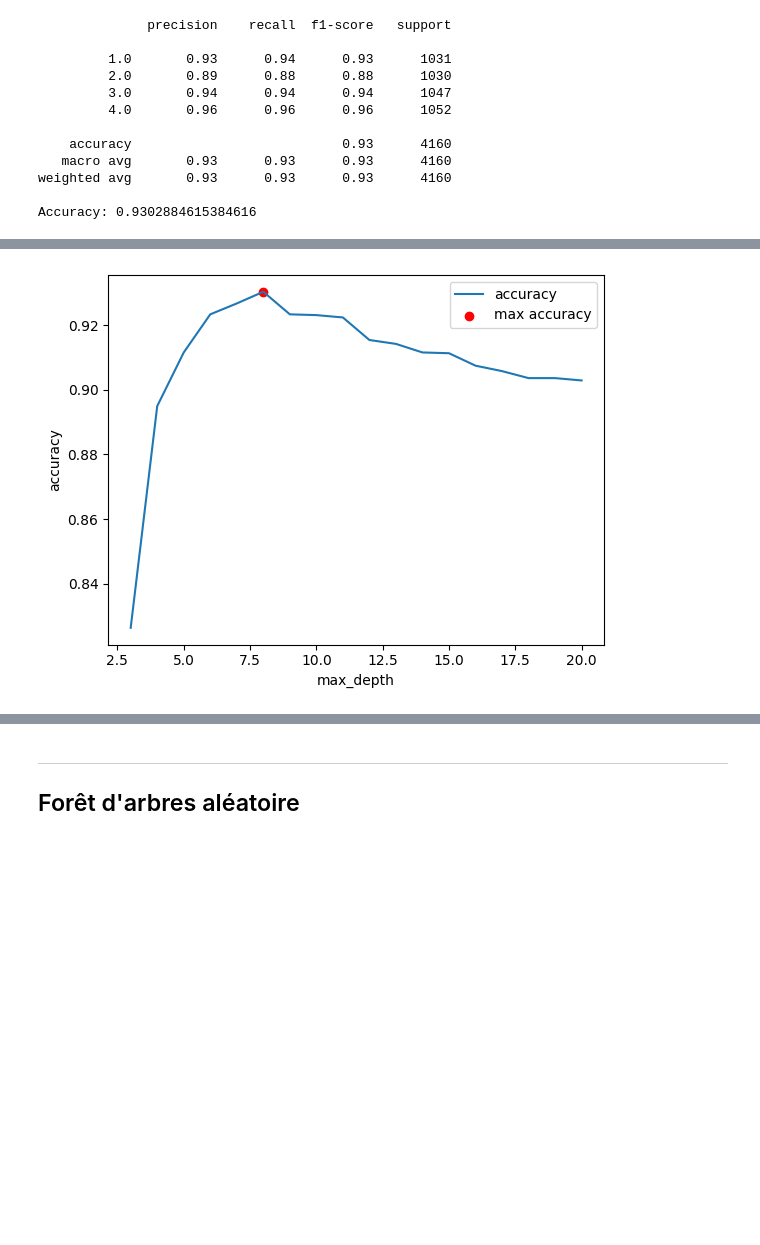
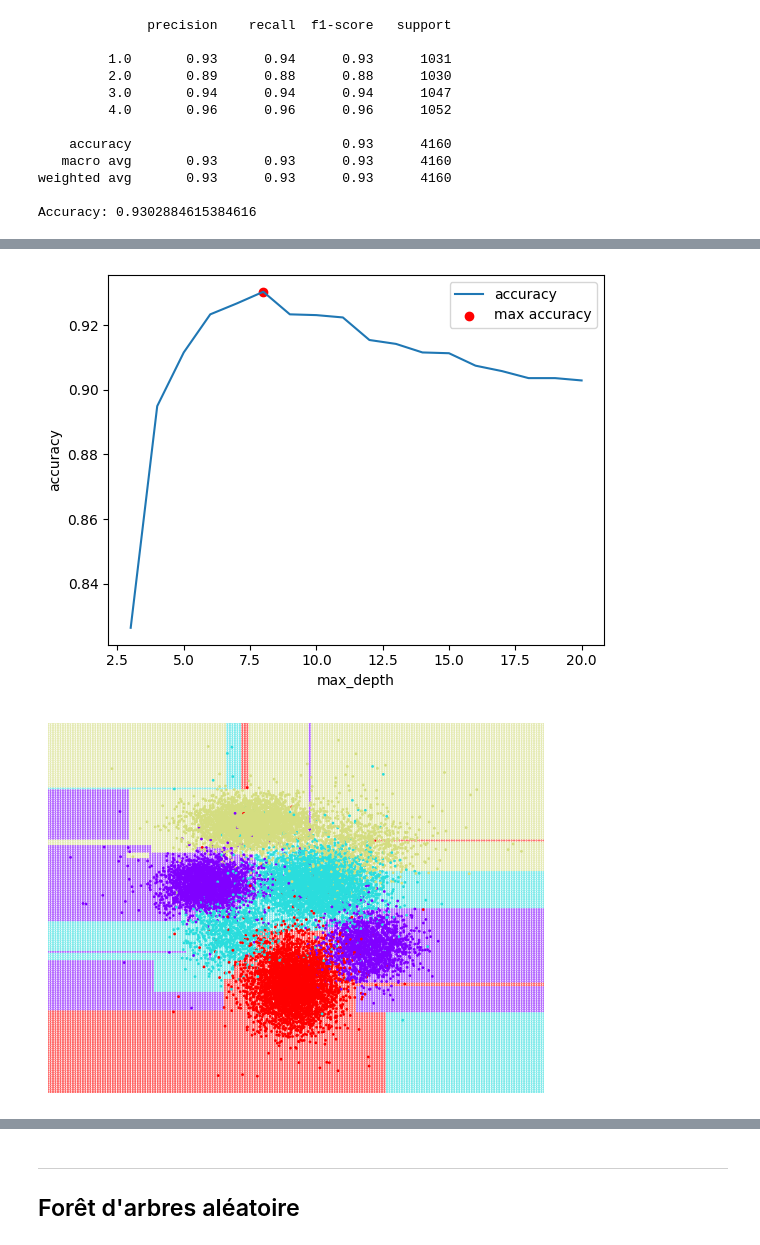
Before and after one commit to JoachimPerrin/TP_ML, a Jupyter notebook: TP1/TP1.ipynb, the cells around one changed output, grey strips where cells are left out. Drawn from its saved outputs; the diff is of its cells as text; code cells hidden in the pictures; blank space fills up the shorter version.

```diff
--- a/TP1/TP1.ipynb
+++ b/TP1/TP1.ipynb
@@ -129,11 +129,16 @@ $F1_1 = 2 \cdot \frac{precision_1 \cdot recall_1}{precision_1 + recall_1}
 # %%
 plt.figure()
 plt.plot(range(3, 21), accuracies, label='accuracy')
 plt.xlabel('max_depth')
 plt.ylabel('accuracy')
 plt.scatter(max_depth_best, max_acc, color='red', label='max accuracy')  # highlight max
 plt.legend()
 plt.show()
+
+tree_best = DecisionTreeClassifier(criterion='entropy', max_depth=max_depth_best, random_state=8061)
+tree_best.fit(X_train, y_train)
+visualize_classifier(tree_best, X_train, y_train)
 # %% [output]
 [figure]
+[figure, added]
 # %% [markdown]
```
Also changed, not shown: parts of 12 cells of this notebook, 13 other files.
